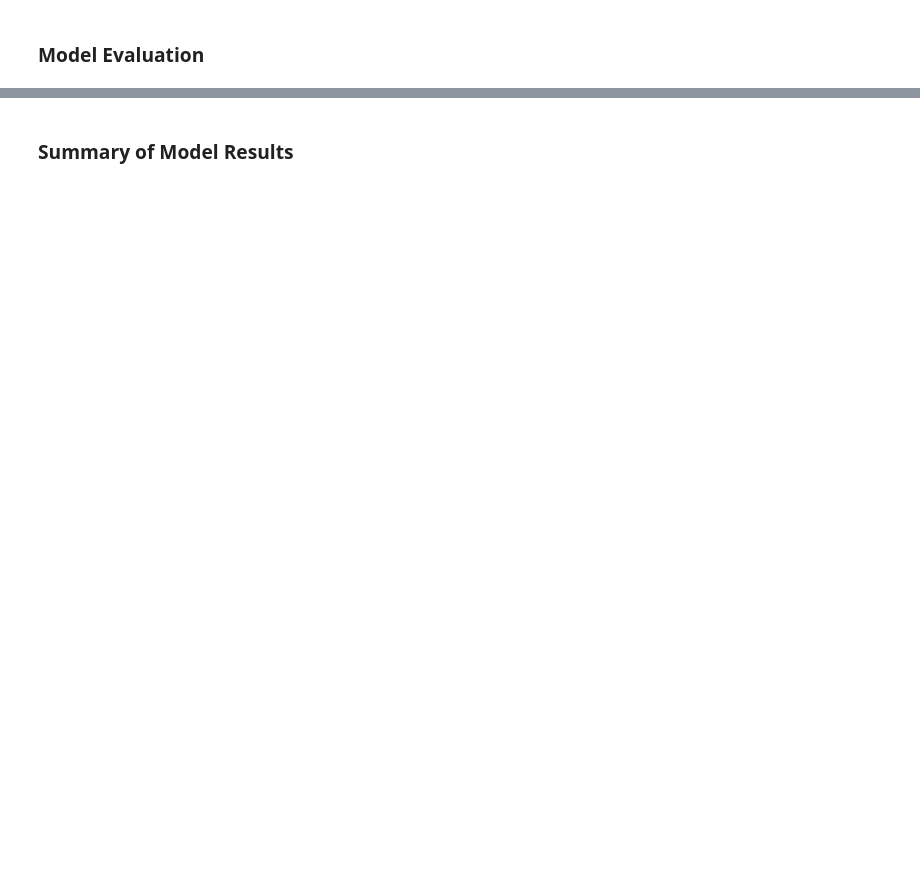
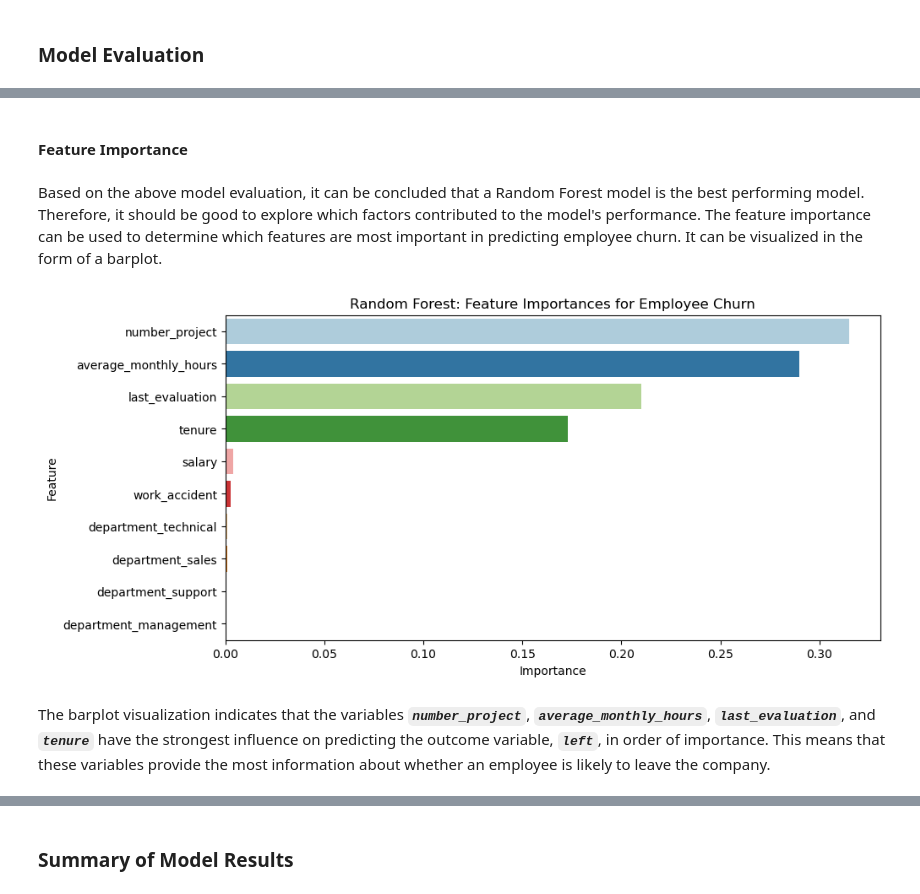
Before and after one commit to thanakorntha/salifort-employee-churn-prediction, a Jupyter notebook: employee_churn_prediction.ipynb, the cells around one changed output, grey strips where cells are left out. Drawn from its saved outputs; the diff is of its cells as text; code cells hidden in the pictures; blank space fills up the shorter version.

```diff
--- a/employee_churn_prediction.ipynb
+++ b/employee_churn_prediction.ipynb
@@ -1217,0 +1135,31 @@ This section summarizes key findings and makes recommendations. It also discusse
+# %% [markdown]
+#### Feature Importance
+# %% [markdown]
+Based on the above model evaluation, it can be concluded that a Random Forest model is the best performing model. Therefore, it should be good to explore which factors contributed to the model's performance. The feature importance can be used to determine which features are most important in predicting employee churn. It can be visualized in the form of a barplot.
+# %%
+# Get feature importances
+feature = final_models['RFC_HYPE'].best_estimator_
+rfc_importances = pd.DataFrame(feature.feature_importances_, columns=['gini_importance'], index=X.columns)
+rfc_importances = rfc_importances.sort_values(by='gini_importance', ascending=False)
+
+# Filter features with importances more than 0
+rfc_importances = rfc_importances[rfc_importances['gini_importance'] != 0]
+
+# Set figure size
+plt.figure(figsize=(10, 5))
+
+# Calculate the best feature importance
+rfc_importances = rfc_importances.head(10)
+sns.barplot(data=rfc_importances, x='gini_importance', y=rfc_importances.index, orient='h', palette='Paired')
+
+# Set title and labels
+plt.title('Random Forest: Feature Importances for Employee Churn')
+plt.ylabel('Feature')
+plt.xlabel('Importance')
+
+# Display plot
+plt.show()
+# %% [output]
+[figure, added]
+# %% [markdown]
+The barplot visualization indicates that the variables ***`number_project`***, ***`average_monthly_hours`***, ***`last_evaluation`***, and ***`tenure`*** have the strongest influence on predicting the outcome variable, ***`left`***, in order of importance. This means that these variables provide the most information about whether an employee is likely to leave the company.
```
Also changed, not shown: parts of 148 cells of this notebook.
